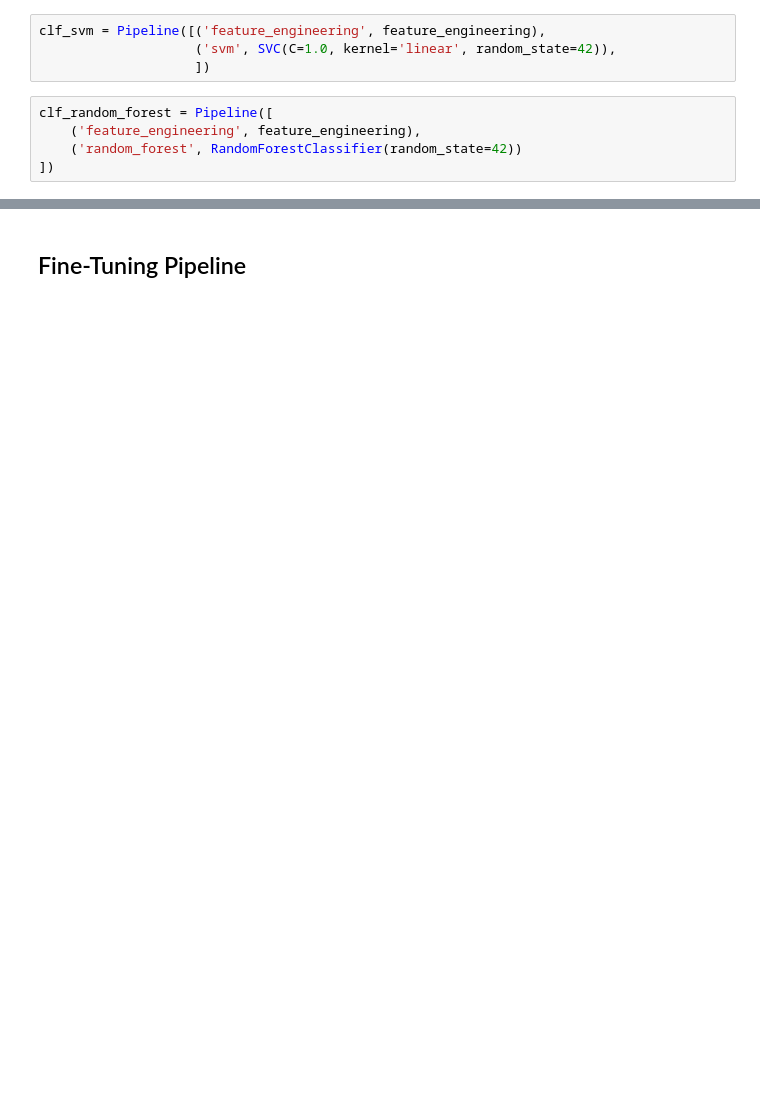
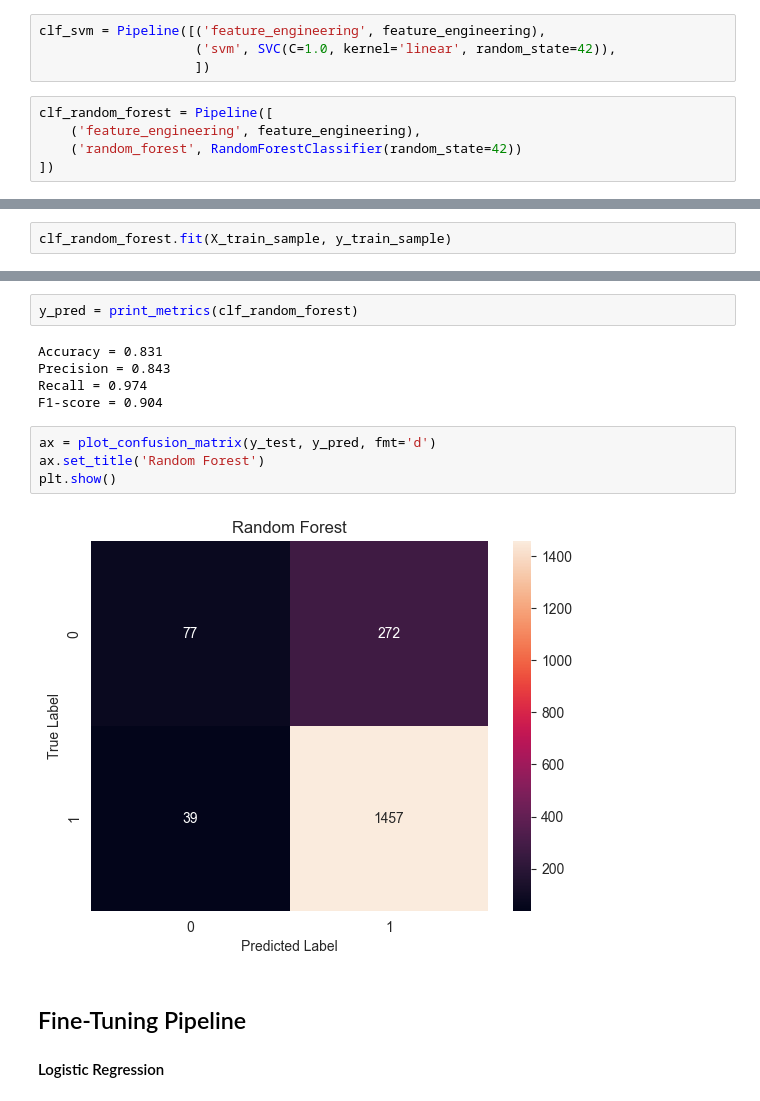
Before and after one commit to felix-r/dsnd-pipelines-project, a Jupyter notebook: starter/starter.ipynb, the cells around one changed output, grey strips where cells are left out. Drawn from its saved outputs; the diff is of its cells as text; blank space fills up the shorter version.

```diff
--- a/starter/starter.ipynb
+++ b/starter/starter.ipynb
@@ -435,0 +563,2 @@ clf_random_forest = Pipeline([
+# %%
+clf_random_forest.fit(X_train_sample, y_train_sample)
@@ -436,2 +583,17 @@ clf_random_forest = Pipeline([
+# %%
+y_pred = print_metrics(clf_random_forest)
+# %% [output]
+Accuracy = 0.831
+Precision = 0.843
+Recall = 0.974
+F1-score = 0.904
+# %%
+ax = plot_confusion_matrix(y_test, y_pred, fmt='d')
+ax.set_title('Random Forest')
+plt.show()
+# %% [output]
+[figure, added]
 # %% [markdown]
 ## Fine-Tuning Pipeline
+
+#### Logistic Regression
```
Also changed, not shown: parts of 43 cells of this notebook.
